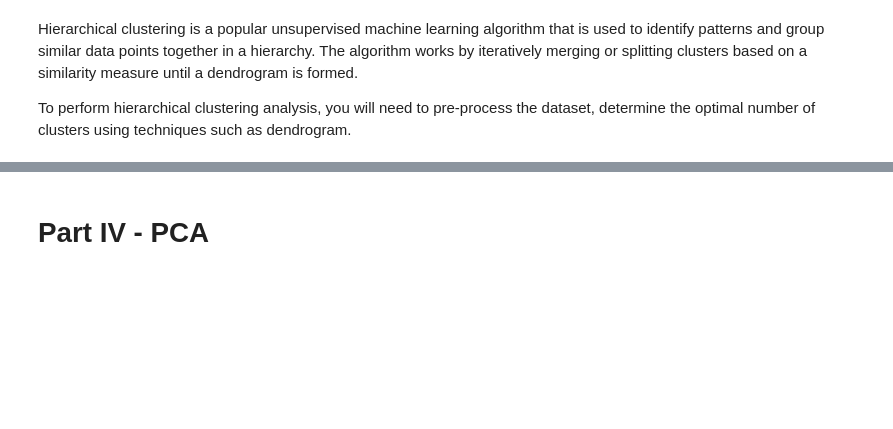
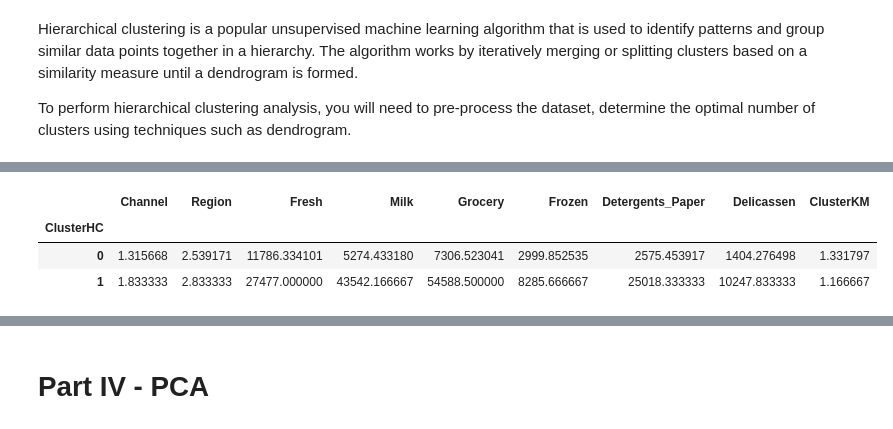
Before and after one commit to wangleo1/LHL_WholeSale_UML, a Jupyter notebook: Unsupervised Learning - Project.ipynb, the cells around one changed output, grey strips where cells are left out. Cells and saved outputs as stored; diff of their text form; code cells hidden in the pictures; blank space fills up the shorter version.

```diff
--- a/Unsupervised Learning - Project.ipynb
+++ b/Unsupervised Learning - Project.ipynb
@@ -347,0 +410,8 @@ To perform hierarchical clustering analysis, you will need to pre-process the da
+# %%
+#Statistical interpretation of each cluster, based on mean values
+wholesaleDF.groupby('ClusterHC').mean()
+# %% [output]
+|  | Channel | Region | Fresh | Milk | Grocery | Frozen | Detergents_Paper | Delicassen | ClusterKM |
+| ClusterHC |  |  |  |  |  |  |  |  |  |
+| 0 | 1.315668 | 2.539171 | 11786.334101 | 5274.433180 | 7306.523041 | 2999.852535 | 2575.453917 | 1404.276498 | 1.331797 |
+| 1 | 1.833333 | 2.833333 | 27477.000000 | 43542.166667 | 54588.500000 | 8285.666667 | 25018.333333 | 10247.833333 | 1.166667 |
```
Also changed, not shown: parts of 17 cells of this notebook.
